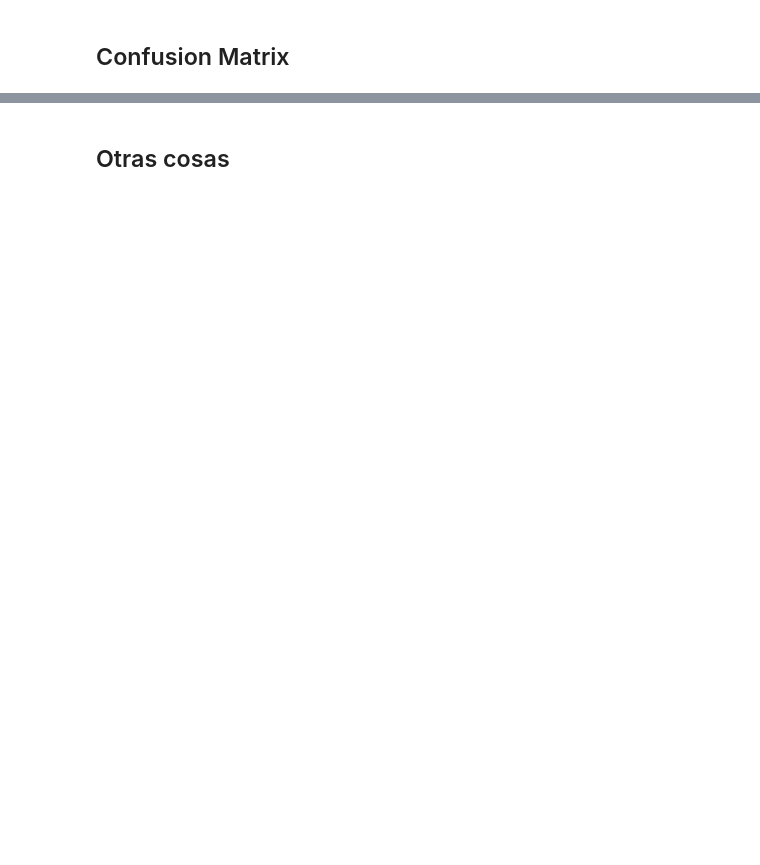
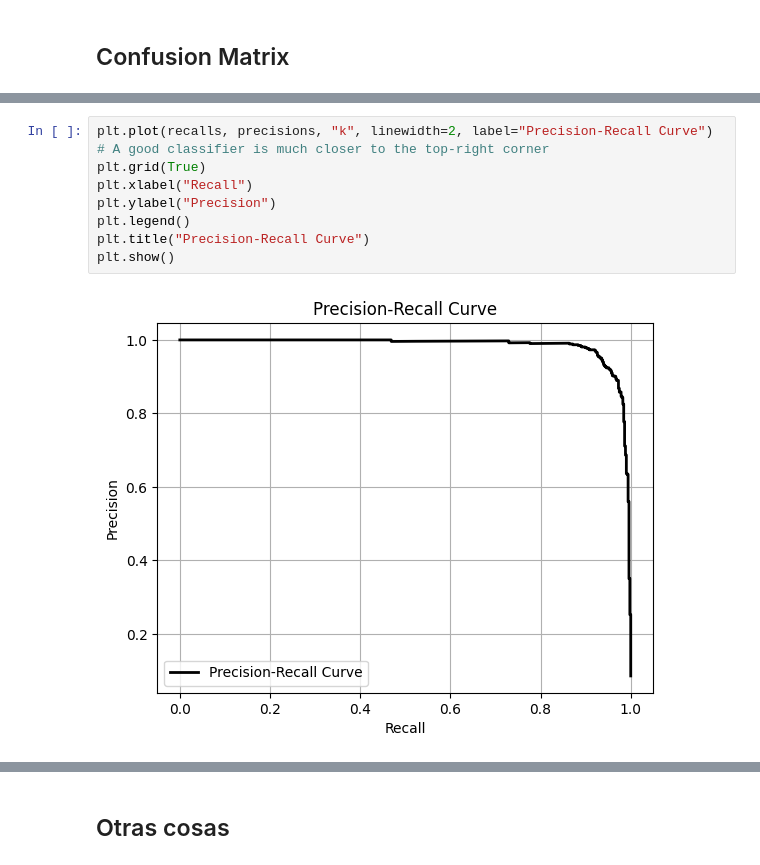
Before and after one commit to Edd17369/machine-learning, a Jupyter notebook: geron_Classification.ipynb, the cells around one changed output, grey strips where cells are left out. Saved outputs shown, nothing was run; the diff lists cells and outputs as text; blank space fills up the shorter version.

```diff
--- a/geron_Classification.ipynb
+++ b/geron_Classification.ipynb
@@ -64,0 +112,10 @@ print(confusion_matrix(y_pred_5d, y_train_5))
+# %%
+plt.plot(recalls, precisions, "k", linewidth=2, label="Precision-Recall Curve") # A good classifier is much closer to the top-right corner
+plt.grid(True)
+plt.xlabel("Recall")
+plt.ylabel("Precision")
+plt.legend()
+plt.title("Precision-Recall Curve")
+plt.show()
+# %% [output]
+[figure, added]
```
Also changed, not shown: parts of 16 cells of this notebook, 1 other file.
